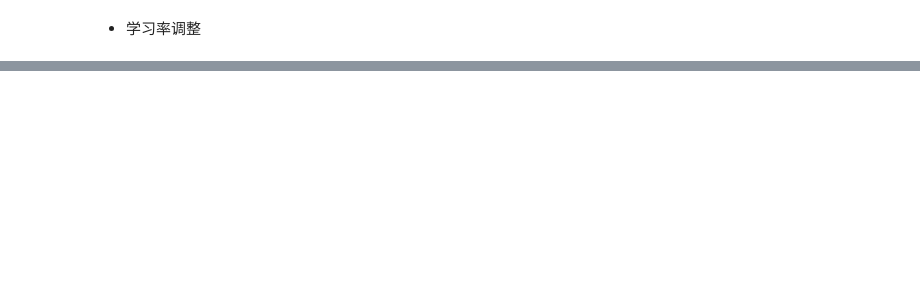
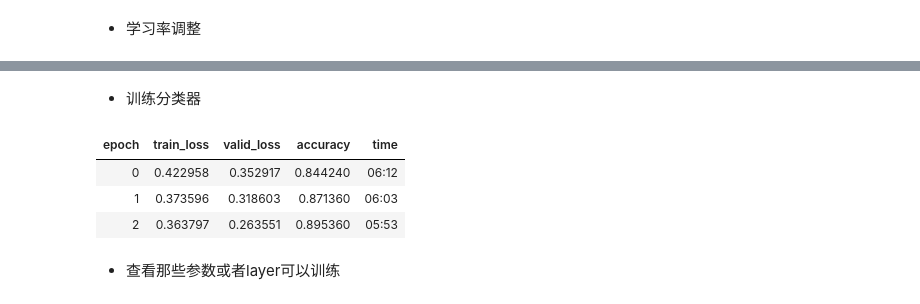
Before and after one commit to AutuanLiu/Fastai-Notes-V3, a Jupyter notebook: fastai_DL_nbs/lesson03_imdb.ipynb, the cells around one changed output, grey strips where cells are left out. Drawn from its saved outputs; the diff is of its cells as text; code cells hidden in the pictures; blank space fills up the shorter version.

```diff
--- a/fastai_DL_nbs/lesson03_imdb.ipynb
+++ b/fastai_DL_nbs/lesson03_imdb.ipynb
@@ -316,6 +396,17 @@ learn.recorder.plot()
+# %% [markdown]
+- 训练分类器
+# %%
+lr3 = 1e-1
 # %%
-learn.fit_one_cycle(1, 2e-2, moms=(0.8,0.7))
+learn.fit_one_cycle(3, slice(lr3), moms=(0.8,0.7))
+# %% [output]
+| epoch | train_loss | valid_loss | accuracy | time |
+| 0 | 0.422958 | 0.352917 | 0.844240 | 06:12 |
+| 1 | 0.373596 | 0.318603 | 0.871360 | 06:03 |
+| 2 | 0.363797 | 0.263551 | 0.895360 | 05:53 |
 # %%
 learn.save('first')
 # %%
 learn.load('first');
+# %% [markdown]
+- 查看那些参数或者layer可以训练
```
Also changed, not shown: parts of 37 cells of this notebook.
